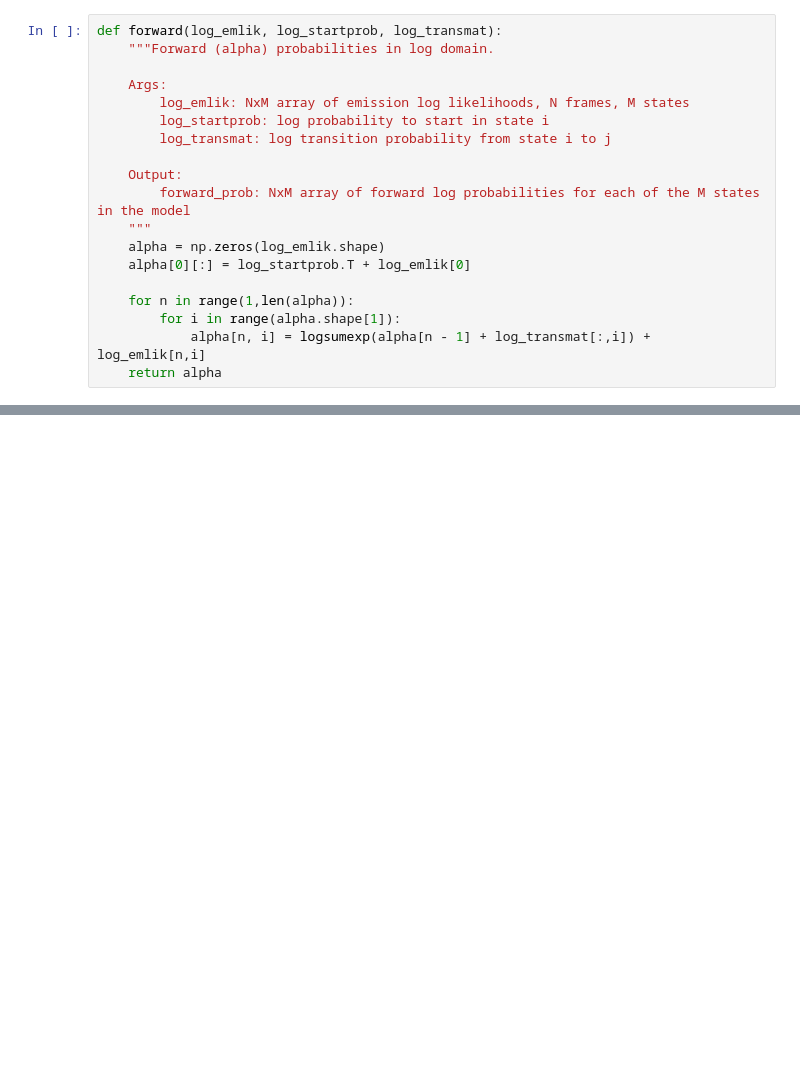
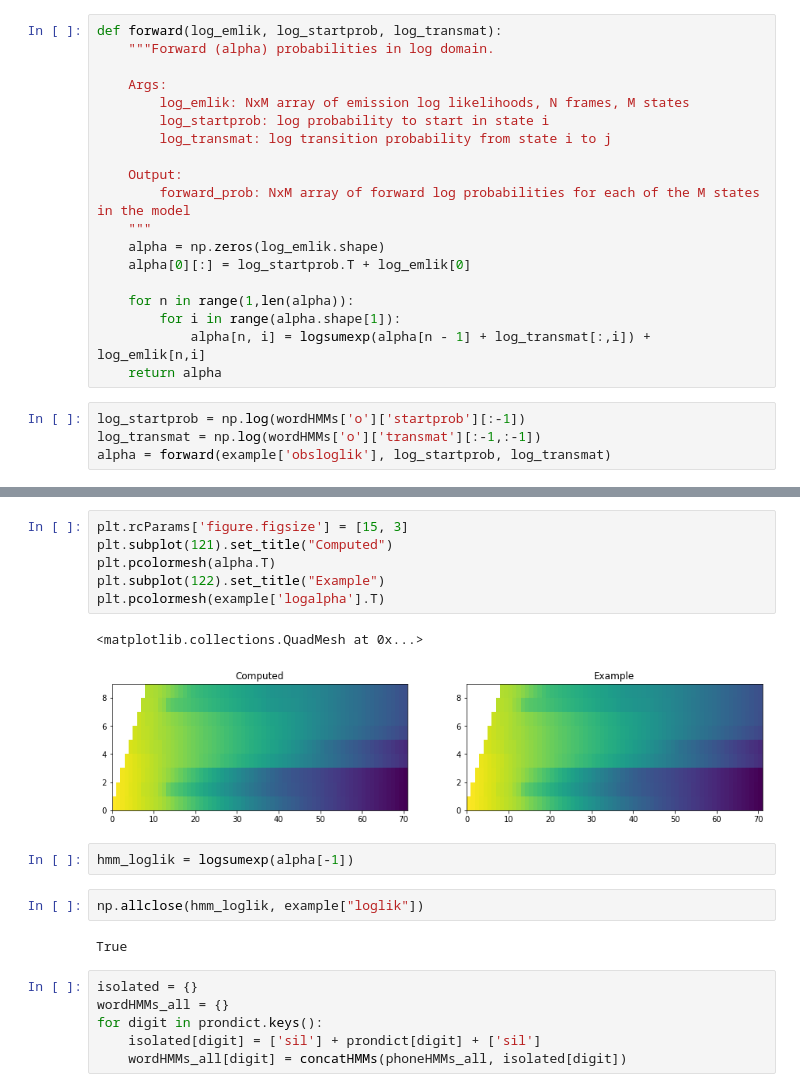
Before and after one commit to zakaria-n/HMM-Speech-Rec, a Jupyter notebook: lab2.ipynb, the cells around one changed output, grey strips where cells are left out. Saved outputs shown, nothing was run; the diff lists cells and outputs as text; blank space fills up the shorter version.

```diff
--- a/lab2.ipynb
+++ b/lab2.ipynb
@@ -269,3 +277,7 @@ def forward(log_emlik, log_startprob, log_transmat):
         for i in range(alpha.shape[1]):
             alpha[n, i] = logsumexp(alpha[n - 1] + log_transmat[:,i]) + log_emlik[n,i]
     return alpha
+# %%
+log_startprob = np.log(wordHMMs['o']['startprob'][:-1])
+log_transmat = np.log(wordHMMs['o']['transmat'][:-1,:-1])
+alpha = forward(example['obsloglik'], log_startprob, log_transmat)
@@ -271,0 +288,21 @@ def forward(log_emlik, log_startprob, log_transmat):
+# %%
+plt.rcParams['figure.figsize'] = [15, 3]
+plt.subplot(121).set_title("Computed")
+plt.pcolormesh(alpha.T)
+plt.subplot(122).set_title("Example")
+plt.pcolormesh(example['logalpha'].T)
+# %% [output]
+<matplotlib.collections.QuadMesh at 0x...>
+[figure, added]
+# %%
+hmm_loglik = logsumexp(alpha[-1])
+# %%
+np.allclose(hmm_loglik, example["loglik"])
+# %% [output]
+True
+# %%
+isolated = {}
+wordHMMs_all = {}
+for digit in prondict.keys():
+    isolated[digit] = ['sil'] + prondict[digit] + ['sil']
+    wordHMMs_all[digit] = concatHMMs(phoneHMMs_all, isolated[digit])
```
Also changed, not shown: parts of 21 cells of this notebook.
